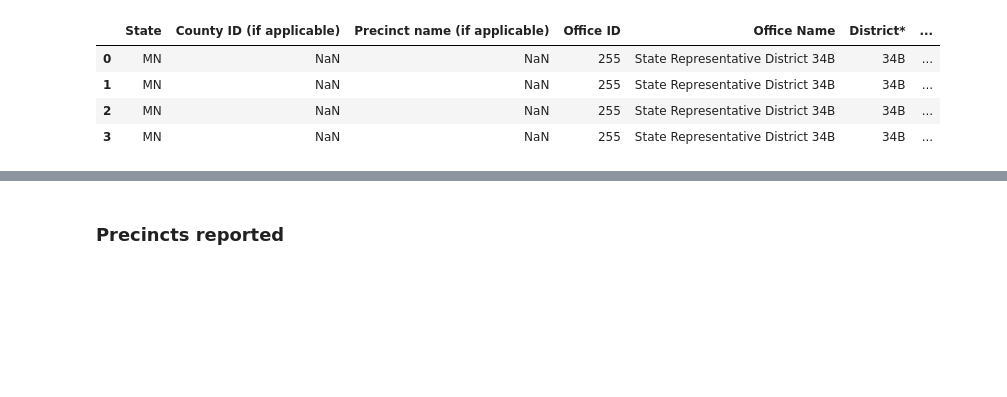
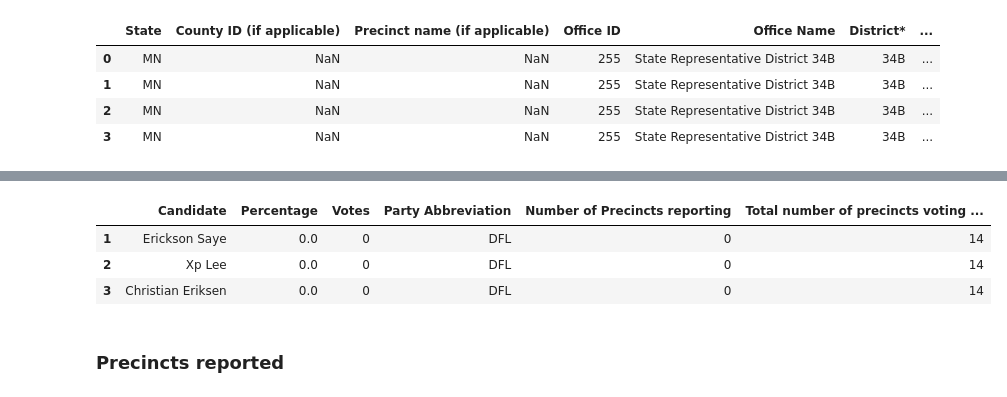
Before and after one commit to sahanjournal/primary-results-2025, a Jupyter notebook: scraping.ipynb, the cells around one changed output, grey strips where cells are left out. Saved outputs shown, nothing was run; the diff lists cells and outputs as text; code cells hidden in the pictures; blank space fills up the shorter version.

```diff
--- a/scraping.ipynb
+++ b/scraping.ipynb
@@ -201 +201,10 @@ house_df
+# %%
+# do not include R candidates
+house_df = house_df[~house_df['Party Abbreviation'].isin(['R', 'RF'])]
+house_df
+# %% [output]
+|  | Candidate | Percentage | Votes | Party Abbreviation | Number of Precincts reporting | Total number of precincts voting ... |
+| 1 | Erickson Saye | 0.0 | 0 | DFL | 0 | 14 |
+| 2 | Xp Lee | 0.0 | 0 | DFL | 0 | 14 |
+| 3 | Christian Eriksen | 0.0 | 0 | DFL | 0 | 14 |
 # %%
```
Also changed, not shown: parts of 4 cells of this notebook.
